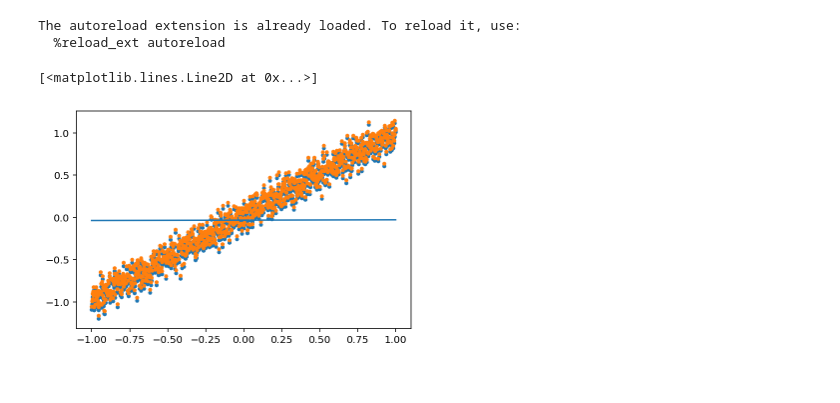
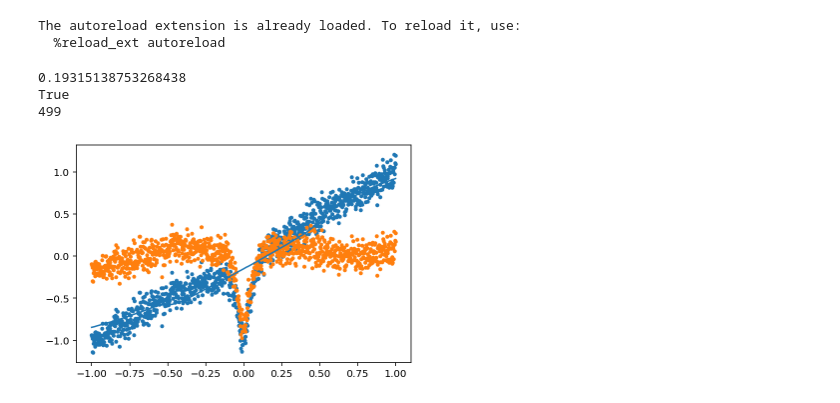
Before and after one commit to BoiseStatePlanetary/muldoon, a Jupyter notebook: examples/Making Muldoon.ipynb, the cells around one changed output. Saved outputs shown, nothing was run; the diff lists cells and outputs as text; code cells hidden in the pictures.

```diff
--- a/examples/Making Muldoon.ipynb
+++ b/examples/Making Muldoon.ipynb
@@ -17,23 +17,24 @@ The autoreload extension is already loaded. To reload it, use:
 # %%
 # Create time-series
 time = np.linspace(-1, 1, 1000)
 baseline = 0.
 slope = 1.
 t0 = 0.
-DeltaP = 0.
+DeltaP = 1.
 Gamma = 0.1
-
 profile = modified_lorentzian(time, baseline, slope, t0, DeltaP, Gamma) + normal(scale=slope/10., size=len(time))
-
 mt = met_timeseries(time, profile)
-
 # Detrend
-window_size = int(10*Gamma/delta_t)
+window_size = 10*Gamma
 detrended_pressure = mt.detrend_pressure_timeseries(window_size)
+print(np.std(mt.detrended_pressure))
+print(np.isclose(np.std(mt.detrended_pressure), 0.2, atol=0.1))
 
 plt.scatter(mt.time, mt.pressure, marker='.')
 plt.scatter(mt.time, mt.detrended_pressure, marker='.')
 plt.plot(mt.time, mt.pressure_trend)
 # %% [output]
-[<matplotlib.lines.Line2D at 0x...>]
+0.19315138753268438
+True
+499
-[figure, old version]
+[figure, new version]
```
Also changed, not shown: parts of 3 cells of this notebook, 5 other files.
